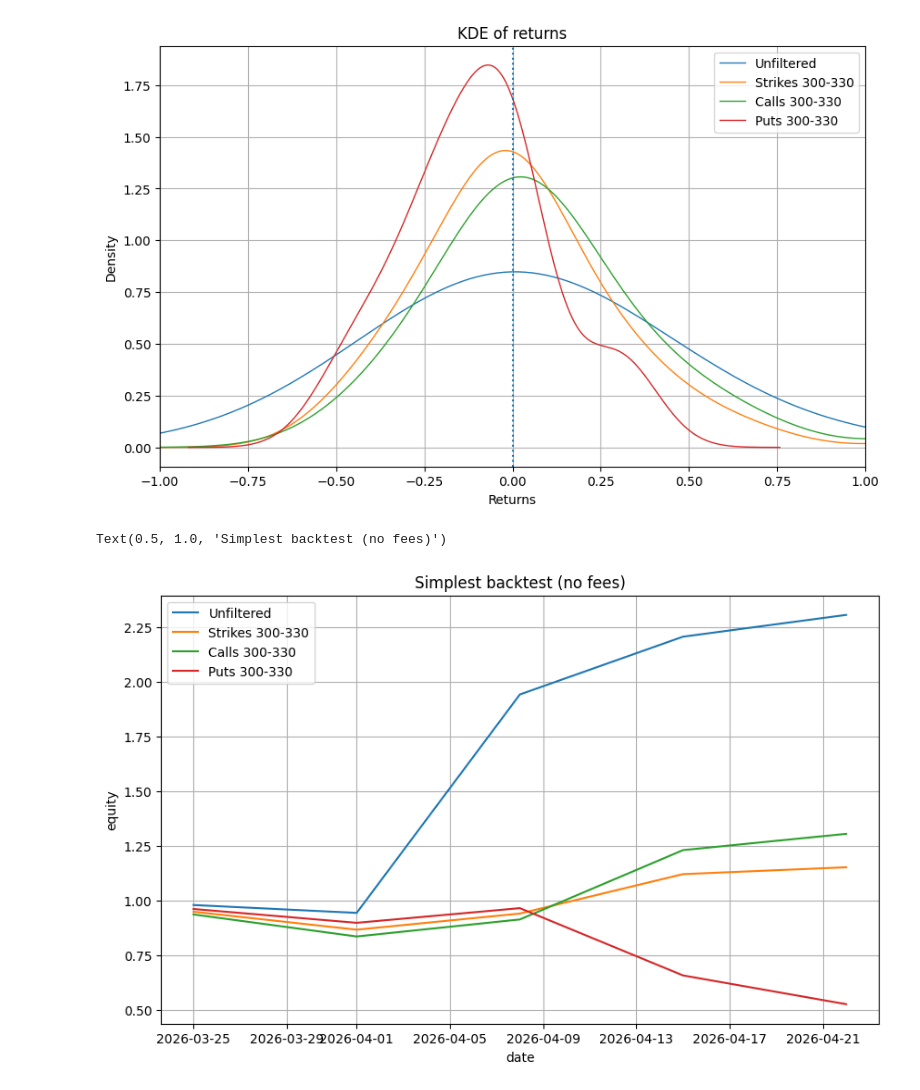
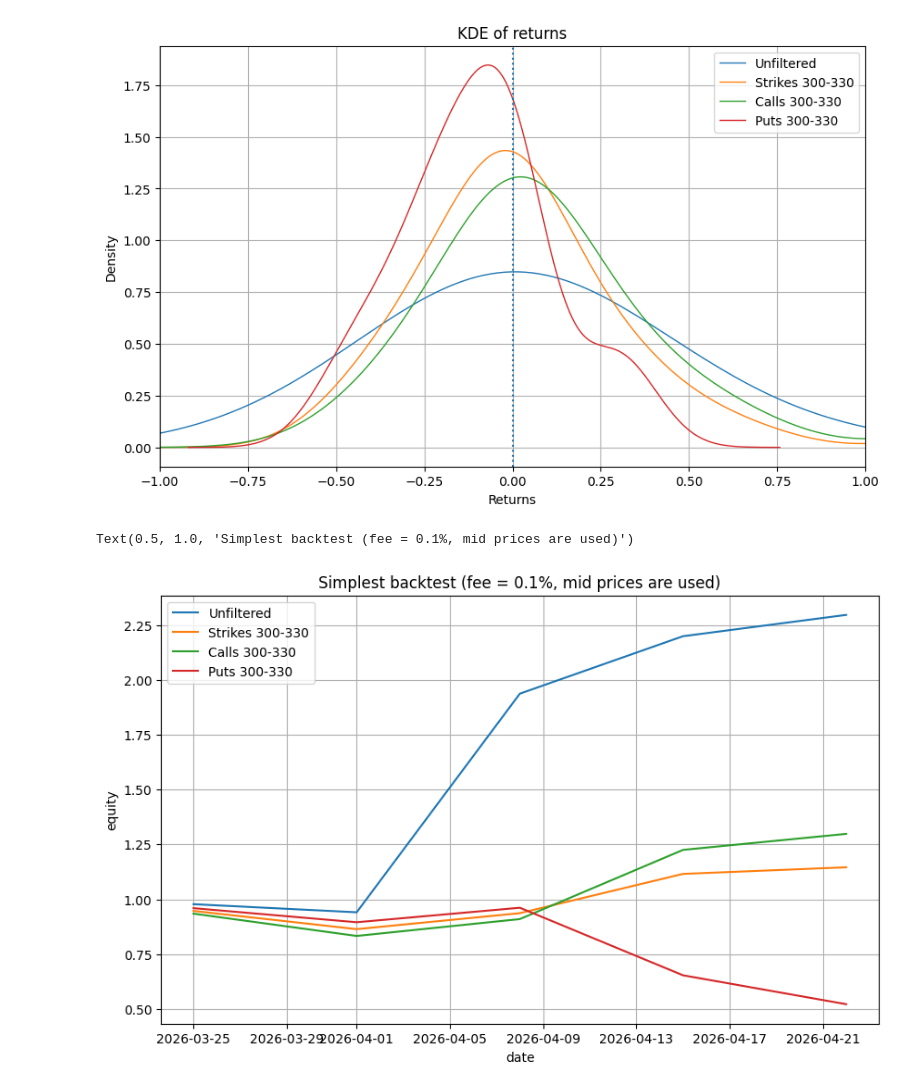
Before and after one commit to SigmaFlowX/Moex-Options-, a Jupyter notebook: notebooks/exipy_date_perf.ipynb, the cells around one changed output. Saved outputs shown, nothing was run; the diff lists cells and outputs as text; code cells hidden in the pictures.

Commit message:
added a very simple backtest

```diff
--- a/notebooks/exipy_date_perf.ipynb
+++ b/notebooks/exipy_date_perf.ipynb
@@ -205,32 +205,37 @@ plt.show()
 [figure]
 # %%
 plt.figure(figsize=(10, 6))
+fee = 0.00
 
 df = final_df.dropna(subset=['mid_price_returns']).copy()
 daily_returns = df.groupby('date')['mid_price_returns'].mean()
+daily_returns = daily_returns - fee
 equity = (1 + daily_returns).cumprod()
 plt.plot(equity.index, equity, label="Unfiltered")
 
 df = filtered_df.dropna(subset=['mid_price_returns']).copy()
 daily_returns = df.groupby('date')['mid_price_returns'].mean()
+daily_returns = daily_returns - fee
 equity = (1 + daily_returns).cumprod()
 plt.plot(equity.index, equity, label="Strikes 300-330")
 
 df = filtered_calls_df.dropna(subset=['mid_price_returns']).copy()
 daily_returns = df.groupby('date')['mid_price_returns'].mean()
+daily_returns = daily_returns - fee
 equity = (1 + daily_returns).cumprod()
 plt.plot(equity.index, equity, label="Calls 300-330")
 
 df = filtered_puts_df.dropna(subset=['mid_price_returns']).copy()
 daily_returns = df.groupby('date')['mid_price_returns'].mean()
+daily_returns = daily_returns - fee
 equity = (1 + daily_returns).cumprod()
 plt.plot(equity.index, equity, label="Puts 300-330")
 
 plt.legend()
 plt.grid()
 plt.xlabel("date")
 plt.ylabel("equity")
-plt.title("Simplest backtest (no fees)")
+plt.title(f"Simplest backtest (fee = {fee*100}%, mid prices are used)")
 # %% [output]
-Text(0.5, 1.0, 'Simplest backtest (no fees)')
+Text(0.5, 1.0, 'Simplest backtest (fee = 0.1%, mid prices are used)')
-[figure, old version]
+[figure, new version]
```
